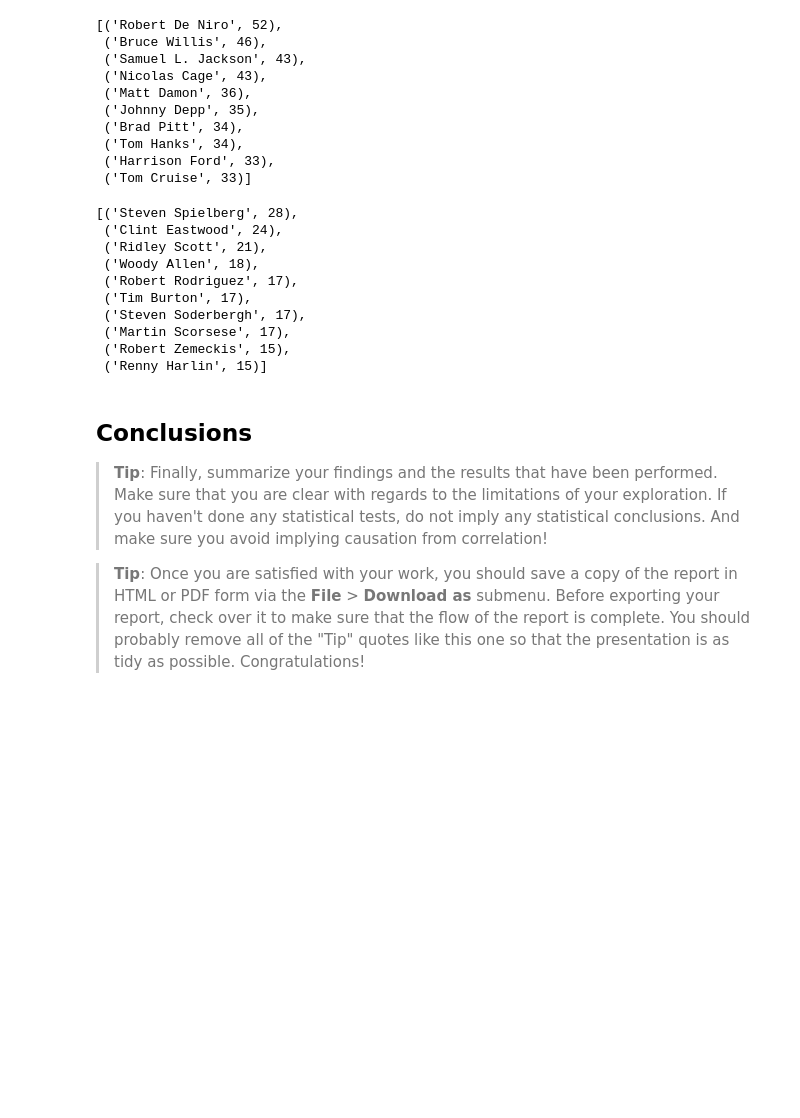
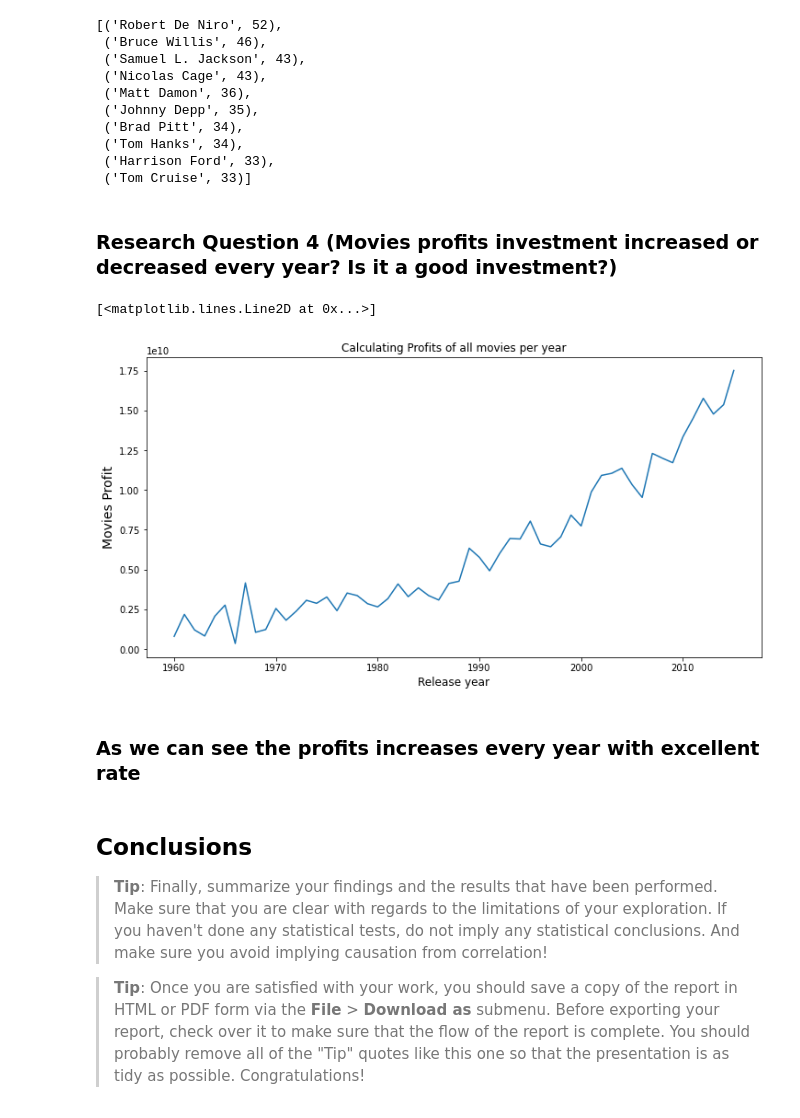
Before and after one commit to moamen-mohasseb/TMDB-Movie-Data, a Jupyter notebook: TMDB-Movies-DataAnalysis.ipynb, the cells around one changed output. Saved outputs shown, nothing was run; the diff lists cells and outputs as text; code cells hidden in the pictures; blank space fills up the shorter version.

Commit message:
organise introduction & data wrangling section

```diff
--- a/TMDB-Movies-DataAnalysis.ipynb
+++ b/TMDB-Movies-DataAnalysis.ipynb
@@ -188,4 +113,4 @@ tmdb_df_cleaned.head(2)
 # %%
-# drop all data >1000$ in budget_adj and revenue_adj
-tmdb_df_cleaned=tmdb_df_cleaned[(tmdb_df_cleaned['budget_adj']>1000) & (tmdb_df_cleaned['revenue_adj']>1000)]
-tmdb_df_cleaned.info()
+# drop all data >100$ in budget_adj and revenue_adj
+tmdb_df_cleaned=tmdb_df_cleaned[(tmdb_df_cleaned['budget_adj']>100) & (tmdb_df_cleaned['revenue_adj']>100)]
+tmdb_df_cleaned.head(2)
@@ -434,17 +296,21 @@ collections.Counter(dict(sorted(cast.items(), key=lambda item: item[1], reverse=
 director=data_occurance_rate_due_profit(tmdb_df_cleaned['director'])
 dict(sorted(director.items(), key=lambda item: item[1], reverse=True))
 collections.Counter(dict(sorted(director.items(), key=lambda item: item[1], reverse=True))).most_common(10)
-# %% [output]
-[('Steven Spielberg', 28),
- ('Clint Eastwood', 24),
- ('Ridley Scott', 21),
- ('Woody Allen', 18),
- ('Robert Rodriguez', 17),
- ('Tim Burton', 17),
- ('Steven Soderbergh', 17),
- ('Martin Scorsese', 17),
- ('Robert Zemeckis', 15),
- ('Renny Harlin', 15)]
+# %% [markdown]
+### Research Question 4  (Movies profits investment increased or decreased every year? Is it a good investment?)
+# %%
+# plot the relation between movies profit per year
+profit_per_year=tmdb_df_cleaned.groupby('release_year')['profit'].sum()
+plt.figure(figsize=(12,6))
+plt.xlabel('Release year',fontsize = 12)
+plt.ylabel('Movies Profit',fontsize = 14)
+plt.title('Calculating Profits of all movies per year')
+plt.plot(profit_per_year)
+# %% [output]
+[<matplotlib.lines.Line2D at 0x...>]
+[figure, added]
+# %% [markdown]
+### As we can see the profits increases every year with excellent rate
 # %% [markdown]
 <a id='conclusions'></a>
 ## Conclusions
```
Also changed, not shown: parts of 37 cells of this notebook.
